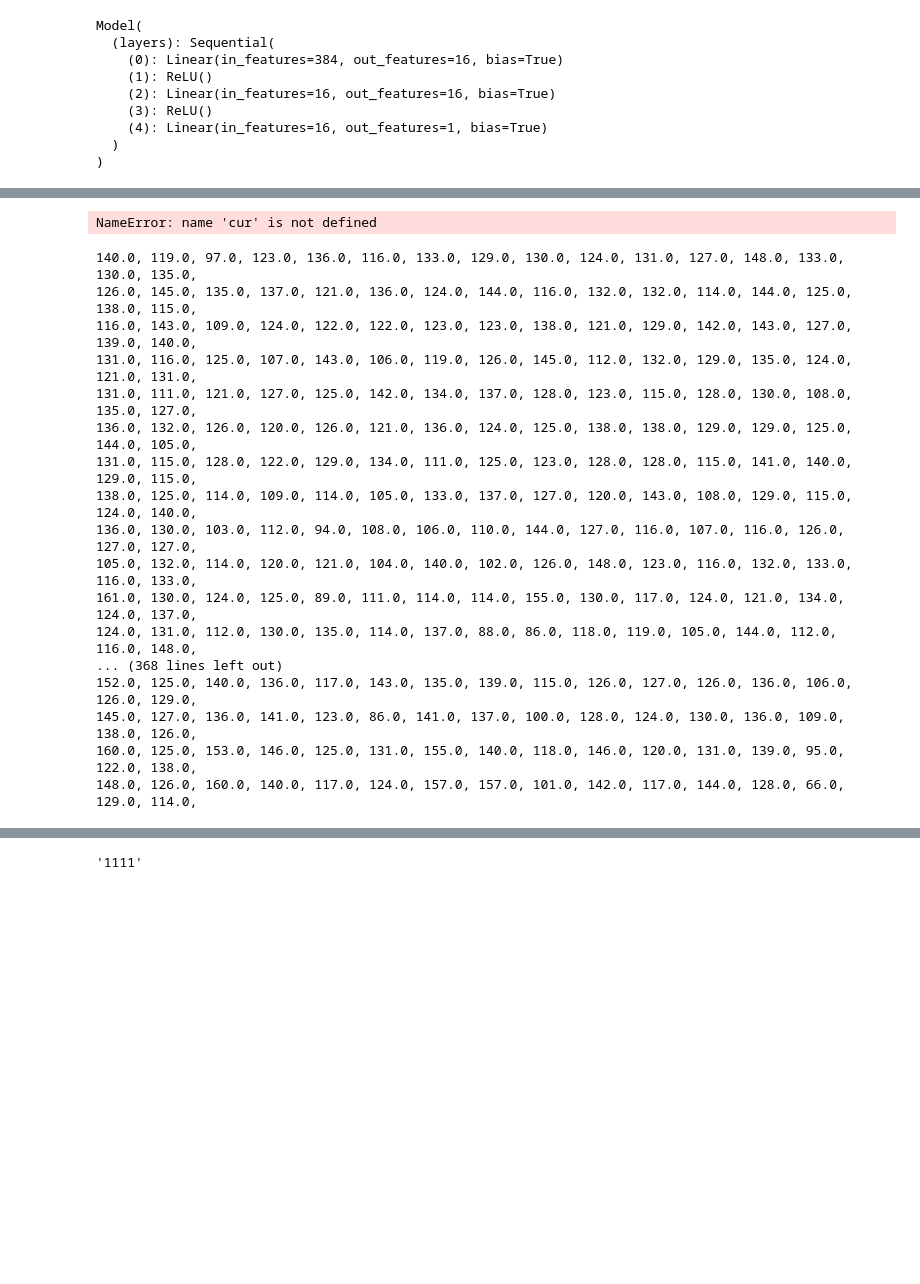
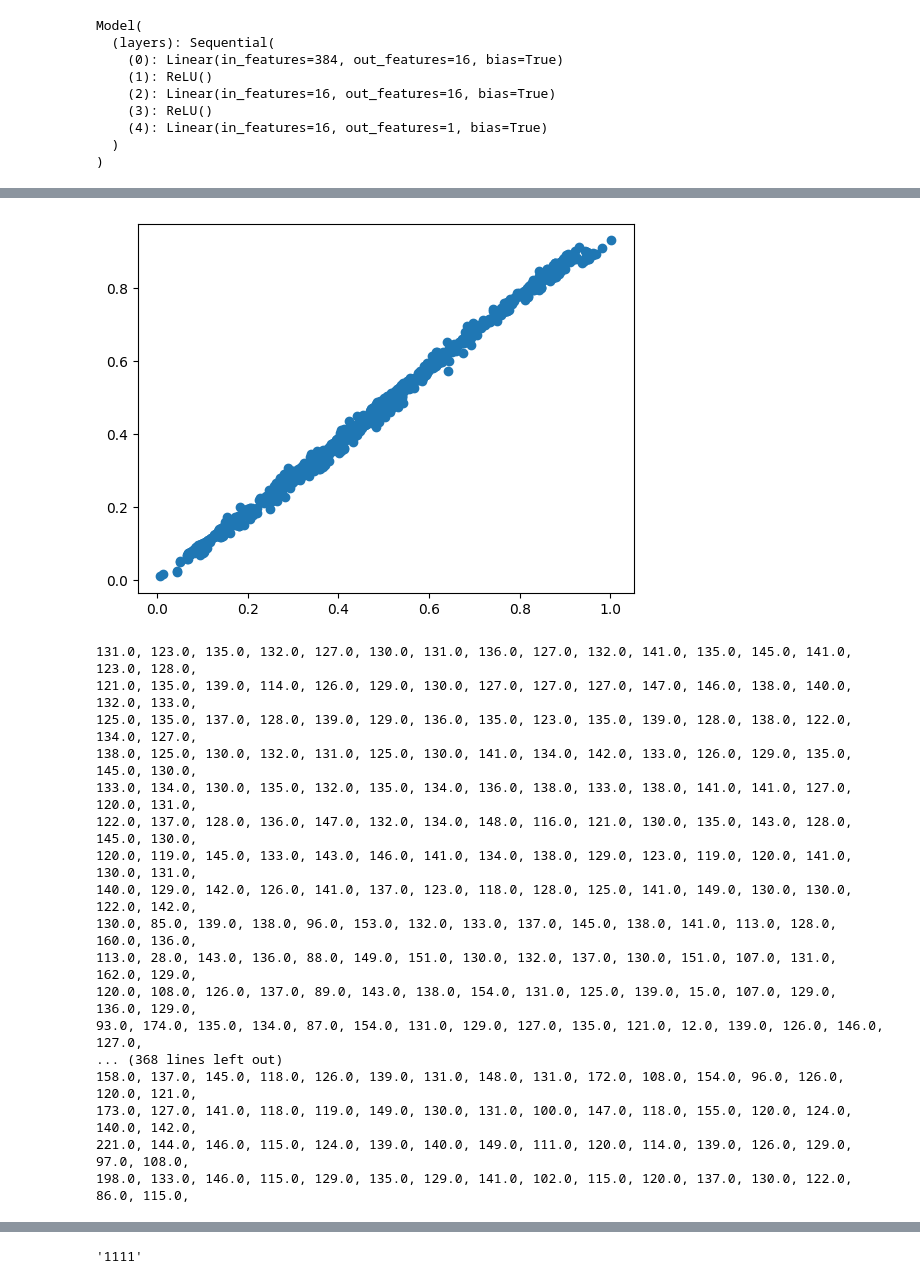
Before and after one commit to BradyWynn/chess, a Jupyter notebook: old.ipynb, the cells around one changed output, grey strips where cells are left out. Drawn from its saved outputs; the diff is of its cells as text; code cells hidden in the pictures; blank space fills up the shorter version.

```diff
--- a/old.ipynb
+++ b/old.ipynb
@@ -60,7 +60,7 @@ class Model(nn.Module):
         return self.layers(x)
 # %%
 # model = Model()
-model = torch.load("models\mos.pt")
+model = torch.load("abc.pt")
 optimizer = torch.optim.Adam(model.parameters(), lr=1e-3)
 model.to(device)
 # %% [output]
@@ -306,67 +305,67 @@ real = []
 quant = []
 # quants = 0
 # quantz = 0
-for i in range(1):
-    fen = "rnbqkbnr/pppppppp/8/8/4P3/8/PPPP1PPP/RNBQKBNR b KQkq e3 0 1"
-#     fen = fens[i][0]
+for i in range(1000):
+#     fen = "rnbqkbnr/pppppppp/8/8/4P3/8/PPPP1PPP/RNBQKBNR b KQkq e3 0 1"
+    fen = fens[i][0]
     a = fen_to_bitboard(fen)
 
 #     # real
     r = (a @ w1.T) + b1
-#     r = relu(r)
-#     r = (r @ w2.T) + b2
-#     r = relu(r)
-#     r = (r @ w3.T) + b3
+    r = relu(r)
+    r = (r @ w2.T) + b2
+    r = relu(r)
+    r = (r @ w3.T) + b3
 
 #     # quantb
     q = (a @ (q_w1.T - w1_Z) * w1_S) + b1
     q = relu(q)
     q = (q @ (q_w2.T - w2_Z) * w2_S) + b2
     q = relu(q)
     q = (q @ (q_w3.T - w3_Z) * w3_S) + b3
-    print(q.item())
+#     print(q.item())
 
     real.append(r[0][0].item())
     quant.append(q[0][0].item())
 #     quants += -torch.min(q)+torch.max(q)
 #     quantz += (torch.min(q)+torch.max(q))/2
-# plt.scatter(real, quant)
+plt.scatter(real, quant);
 # print(q_w2.T)
 # plt.hist(w1.view(1, -1), 100);
 # print(quants/1000)
 # print(quantz/1000)
 
 # print(r)
 # print(q)
 # print(q)
 # print(w3_Z.item())
 # for i in b3:
 #     print(i.item(), end=", ")
 # %% [output]
-NameError: name 'cur' is not defined
+[figure, added]
 # %%
 for row in range(q_w1.T.shape[0]):
     for col in range(q_w1.T.shape[1]):
         print(q_w1.T[row, col].item(), end=", ")
     print()
 # %% [output]
-140.0, 119.0, 97.0, 123.0, 136.0, 116.0, 133.0, 129.0, 130.0, 124.0, 131.0, 127.0, 148.0, 133.0, 130.0, 135.0,
-126.0, 145.0, 135.0, 137.0, 121.0, 136.0, 124.0, 144.0, 116.0, 132.0, 132.0, 114.0, 144.0, 125.0, 138.0, 115.0,
-116.0, 143.0, 109.0, 124.0, 122.0, 122.0, 123.0, 123.0, 138.0, 121.0, 129.0, 142.0, 143.0, 127.0, 139.0, 140.0,
-131.0, 116.0, 125.0, 107.0, 143.0, 106.0, 119.0, 126.0, 145.0, 112.0, 132.0, 129.0, 135.0, 124.0, 121.0, 131.0,
-131.0, 111.0, 121.0, 127.0, 125.0, 142.0, 134.0, 137.0, 128.0, 123.0, 115.0, 128.0, 130.0, 108.0, 135.0, 127.0,
-136.0, 132.0, 126.0, 120.0, 126.0, 121.0, 136.0, 124.0, 125.0, 138.0, 138.0, 129.0, 129.0, 125.0, 144.0, 105.0,
-131.0, 115.0, 128.0, 122.0, 129.0, 134.0, 111.0, 125.0, 123.0, 128.0, 128.0, 115.0, 141.0, 140.0, 129.0, 115.0,
-138.0, 125.0, 114.0, 109.0, 114.0, 105.0, 133.0, 137.0, 127.0, 120.0, 143.0, 108.0, 129.0, 115.0, 124.0, 140.0,
-136.0, 130.0, 103.0, 112.0, 94.0, 108.0, 106.0, 110.0, 144.0, 127.0, 116.0, 107.0, 116.0, 126.0, 127.0, 127.0,
-105.0, 132.0, 114.0, 120.0, 121.0, 104.0, 140.0, 102.0, 126.0, 148.0, 123.0, 116.0, 132.0, 133.0, 116.0, 133.0,
-161.0, 130.0, 124.0, 125.0, 89.0, 111.0, 114.0, 114.0, 155.0, 130.0, 117.0, 124.0, 121.0, 134.0, 124.0, 137.0,
-124.0, 131.0, 112.0, 130.0, 135.0, 114.0, 137.0, 88.0, 86.0, 118.0, 119.0, 105.0, 144.0, 112.0, 116.0, 148.0,
+131.0, 123.0, 135.0, 132.0, 127.0, 130.0, 131.0, 136.0, 127.0, 132.0, 141.0, 135.0, 145.0, 141.0, 123.0, 128.0,
+121.0, 135.0, 139.0, 114.0, 126.0, 129.0, 130.0, 127.0, 127.0, 127.0, 147.0, 146.0, 138.0, 140.0, 132.0, 133.0,
+125.0, 135.0, 137.0, 128.0, 139.0, 129.0, 136.0, 135.0, 123.0, 135.0, 139.0, 128.0, 138.0, 122.0, 134.0, 127.0,
+138.0, 125.0, 130.0, 132.0, 131.0, 125.0, 130.0, 141.0, 134.0, 142.0, 133.0, 126.0, 129.0, 135.0, 145.0, 130.0,
+133.0, 134.0, 130.0, 135.0, 132.0, 135.0, 134.0, 136.0, 138.0, 133.0, 138.0, 141.0, 141.0, 127.0, 120.0, 131.0,
+122.0, 137.0, 128.0, 136.0, 147.0, 132.0, 134.0, 148.0, 116.0, 121.0, 130.0, 135.0, 143.0, 128.0, 145.0, 130.0,
+120.0, 119.0, 145.0, 133.0, 143.0, 146.0, 141.0, 134.0, 138.0, 129.0, 123.0, 119.0, 120.0, 141.0, 130.0, 131.0,
+140.0, 129.0, 142.0, 126.0, 141.0, 137.0, 123.0, 118.0, 128.0, 125.0, 141.0, 149.0, 130.0, 130.0, 122.0, 142.0,
+130.0, 85.0, 139.0, 138.0, 96.0, 153.0, 132.0, 133.0, 137.0, 145.0, 138.0, 141.0, 113.0, 128.0, 160.0, 136.0,
+113.0, 28.0, 143.0, 136.0, 88.0, 149.0, 151.0, 130.0, 132.0, 137.0, 130.0, 151.0, 107.0, 131.0, 162.0, 129.0,
+120.0, 108.0, 126.0, 137.0, 89.0, 143.0, 138.0, 154.0, 131.0, 125.0, 139.0, 15.0, 107.0, 129.0, 136.0, 129.0,
+93.0, 174.0, 135.0, 134.0, 87.0, 154.0, 131.0, 129.0, 127.0, 135.0, 121.0, 12.0, 139.0, 126.0, 146.0, 127.0,
 ... (368 lines left out)
-152.0, 125.0, 140.0, 136.0, 117.0, 143.0, 135.0, 139.0, 115.0, 126.0, 127.0, 126.0, 136.0, 106.0, 126.0, 129.0,
-145.0, 127.0, 136.0, 141.0, 123.0, 86.0, 141.0, 137.0, 100.0, 128.0, 124.0, 130.0, 136.0, 109.0, 138.0, 126.0,
-160.0, 125.0, 153.0, 146.0, 125.0, 131.0, 155.0, 140.0, 118.0, 146.0, 120.0, 131.0, 139.0, 95.0, 122.0, 138.0,
-148.0, 126.0, 160.0, 140.0, 117.0, 124.0, 157.0, 157.0, 101.0, 142.0, 117.0, 144.0, 128.0, 66.0, 129.0, 114.0,
+158.0, 137.0, 145.0, 118.0, 126.0, 139.0, 131.0, 148.0, 131.0, 172.0, 108.0, 154.0, 96.0, 126.0, 120.0, 121.0,
+173.0, 127.0, 141.0, 118.0, 119.0, 149.0, 130.0, 131.0, 100.0, 147.0, 118.0, 155.0, 120.0, 124.0, 140.0, 142.0,
+221.0, 144.0, 146.0, 115.0, 124.0, 139.0, 140.0, 149.0, 111.0, 120.0, 114.0, 139.0, 126.0, 129.0, 97.0, 108.0,
+198.0, 133.0, 146.0, 115.0, 129.0, 135.0, 129.0, 141.0, 102.0, 115.0, 120.0, 137.0, 130.0, 122.0, 86.0, 115.0,
 # %%
 for row in range(q_w1.T.shape[0]//4):
     for col in range(q_w1.T.shape[1]//4):
```
Also changed, not shown: parts of 14 cells of this notebook, 2 other files.
